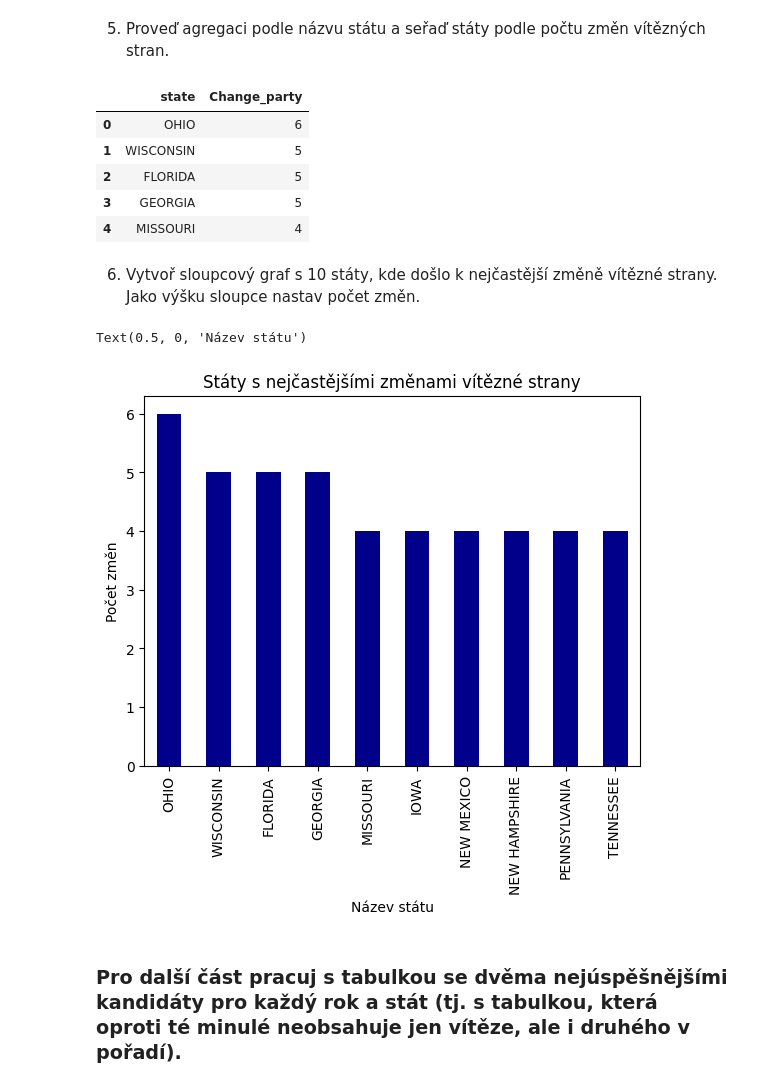
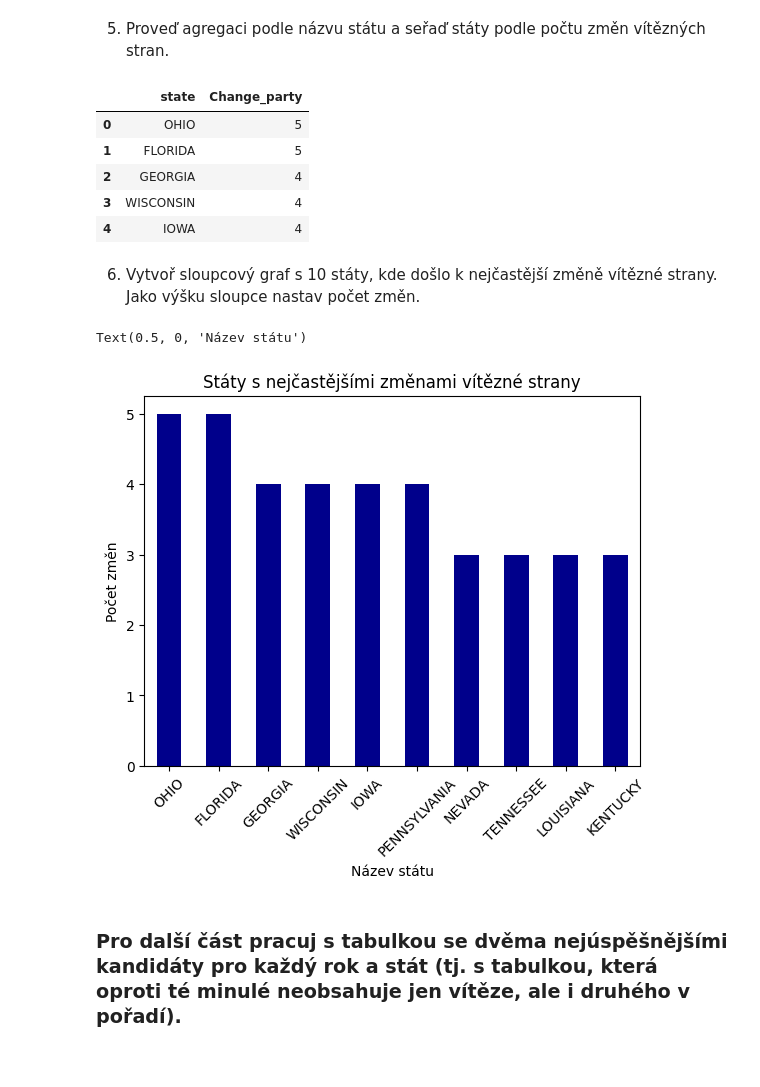
Before and after one commit to zitkovalenka/Python2-042023, a Jupyter notebook: UKOL_01-VOLBY_USA.ipynb, the cells around one changed output. Cells and saved outputs as stored; diff of their text form; code cells hidden in the pictures.

```diff
--- a/UKOL_01-VOLBY_USA.ipynb
+++ b/UKOL_01-VOLBY_USA.ipynb
@@ -46,8 +46,3 @@ df_volby_vitez
 612 rows × 16 columns
 # %% [markdown]
 3. Pomocí metody shift() přidej nový sloupec, abys v jednotlivých řádcích měl(a) po sobě vítězné strany ve dvou po sobě jdoucích letech.
-# %%
-df_volby_vitez = df_volby_vitez.sort_values(["state","year","Rank"])
-df_volby_vitez = df_volby_vitez.reset_index()
-df_volby_vitez["Previous_winner_party"] = df_volby_vitez["party_simplified"].shift(1)
-df_volby_vitez
@@ -67,0 +49,8 @@ df_volby_vitez
+# %%
+df_volby_vitez = df_volby_vitez.sort_values(["state","year","Rank"])
+df_volby_vitez = df_volby_vitez.reset_index()
+# shiftovat na datech seskupených podle států, jinak se např. poslední výsledek (2020) Alabamy posune k prvnímu (1976) z Aljašky, což nechceme. Pomocí groupby tedy ohraničíme jednotlivé státy.
+# Objeví se "NaN" u roku 1976 = žádoucí (předchozí rok není k dispozici)
+df_volby_vitez["Previous_winner_party"] = df_volby_vitez.groupby("state")["party_simplified"].shift(1)
+# df_volby_vitez.head(60)
+df_volby_vitez
@@ -108,25 +110,26 @@ data_pivot.head()
 #df_volby_agg
 # %% [output]
 |  | state | Change_party |
-| 0 | OHIO | 6 |
-| 1 | WISCONSIN | 5 |
-| 2 | FLORIDA | 5 |
-| 3 | GEORGIA | 5 |
-| 4 | MISSOURI | 4 |
+| 0 | OHIO | 5 |
+| 1 | FLORIDA | 5 |
+| 2 | GEORGIA | 4 |
+| 3 | WISCONSIN | 4 |
+| 4 | IOWA | 4 |
 # %% [markdown]
 6. Vytvoř sloupcový graf s 10 státy, kde došlo k nejčastější změně vítězné strany. Jako výšku sloupce nastav počet změn.
 # %%
 import matplotlib.pyplot as plt
 
 
 data_pivot = data_pivot.iloc[:10]
 data_pivot = data_pivot.set_index("state")
 data_pivot["Change_party"].plot(kind="bar", color="darkblue", title="Státy s nejčastějšími změnami vítězné strany")
+plt.xticks(rotation=45)   # natočení popisků států
 plt.ylabel("Počet změn")
 plt.xlabel("Název státu")
 # %% [output]
 Text(0.5, 0, 'Název státu')
-[figure, old version]
+[figure, new version]
 # %% [markdown]
 ### Pro další část pracuj s tabulkou se dvěma nejúspěšnějšími kandidáty pro každý rok a stát (tj. s tabulkou, která oproti té minulé neobsahuje jen vítěze, ale i druhého v pořadí).
 # %% [markdown]
```
Also changed, not shown: parts of 7 cells of this notebook.
